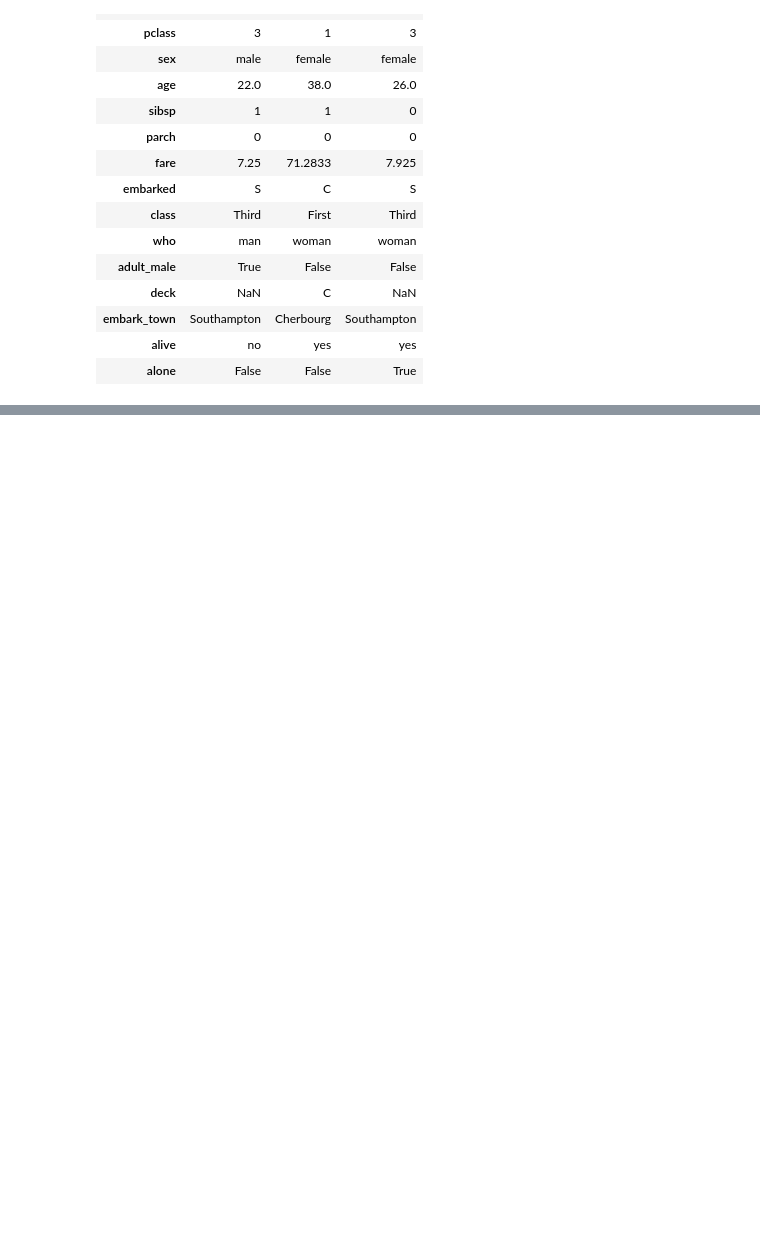
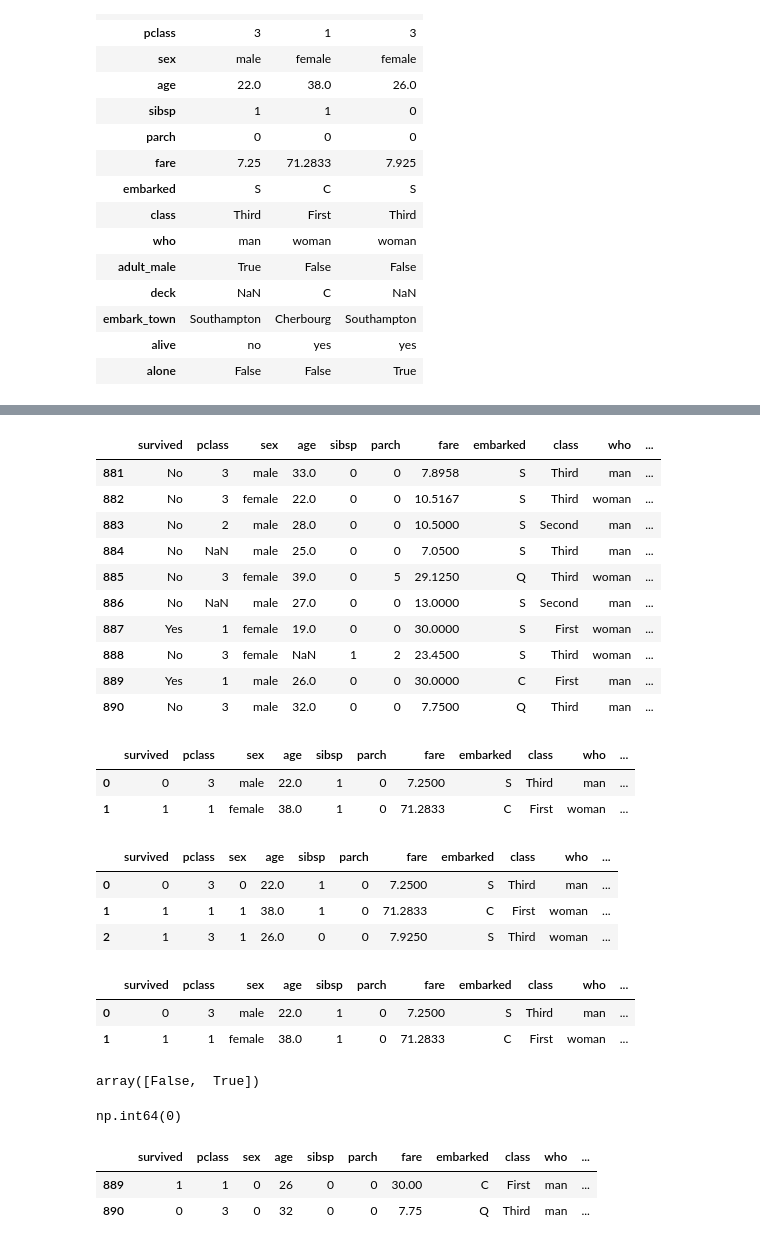
Before and after one commit to Md-Maruf-1727/LearningPractices, a Jupyter notebook: Course Assignments/homework1.ipynb, the cells around one changed output, grey strips where cells are left out. Drawn from its saved outputs; the diff is of its cells as text; code cells hidden in the pictures; blank space fills up the shorter version.

```diff
--- a/Course Assignments/homework1.ipynb
+++ b/Course Assignments/homework1.ipynb
@@ -660,0 +666,4 @@ titanic1.T.iloc[:,:3]
+# %%
+#9.	Column pclass কে category type এ convert করো এবং এর value counts দেখো।
+titanic12['pclass'] = titanic1['pclass'].astype('category')
+titanic12.dtypes
@@ -660,0 +752,56 @@ titanic1.T.iloc[:,:3]
+# %%
+#4.	iloc দিয়ে last 10 rows select করো।
+titanic12.iloc[-10:]
+# %% [output]
+|  | survived | pclass | sex | age | sibsp | parch | fare | embarked | class | who | ... |
+| 881 | No | 3 | male | 33.0 | 0 | 0 | 7.8958 | S | Third | man | ... |
+| 882 | No | 3 | female | 22.0 | 0 | 0 | 10.5167 | S | Third | woman | ... |
+| 883 | No | 2 | male | 28.0 | 0 | 0 | 10.5000 | S | Second | man | ... |
+| 884 | No | NaN | male | 25.0 | 0 | 0 | 7.0500 | S | Third | man | ... |
+| 885 | No | 3 | female | 39.0 | 0 | 5 | 29.1250 | Q | Third | woman | ... |
+| 886 | No | NaN | male | 27.0 | 0 | 0 | 13.0000 | S | Second | man | ... |
+| 887 | Yes | 1 | female | 19.0 | 0 | 0 | 30.0000 | S | First | woman | ... |
+| 888 | No | 3 | female | NaN | 1 | 2 | 23.4500 | S | Third | woman | ... |
+| 889 | Yes | 1 | male | 26.0 | 0 | 0 | 30.0000 | C | First | man | ... |
+| 890 | No | 3 | male | 32.0 | 0 | 0 | 7.7500 | Q | Third | man | ... |
+# %%
+#5.	new_col3 add করো যা sibsp + parch রাখবে।
+titanic15['sibsp_parch'] = titanic15['age'] + titanic15['pclass']
+titanic15.head(2)
+# %% [output]
+|  | survived | pclass | sex | age | sibsp | parch | fare | embarked | class | who | ... |
+| 0 | 0 | 3 | male | 22.0 | 1 | 0 | 7.2500 | S | Third | man | ... |
+| 1 | 1 | 1 | female | 38.0 | 1 | 0 | 71.2833 | C | First | woman | ... |
+# %%
+#6.	Column sex এর 'male' কে 0, 'female' কে 1 দিয়ে replace করো।
+titanic15['sex'] = titanic15['sex'].replace(['male','female'], [0,1]).astype('category')
+titanic15.head(3)
+# %% [output]
+|  | survived | pclass | sex | age | sibsp | parch | fare | embarked | class | who | ... |
+| 0 | 0 | 3 | 0 | 22.0 | 1 | 0 | 7.2500 | S | Third | man | ... |
+| 1 | 1 | 1 | 1 | 38.0 | 1 | 0 | 71.2833 | C | First | woman | ... |
+| 2 | 1 | 3 | 1 | 26.0 | 0 | 0 | 7.9250 | S | Third | woman | ... |
+# %%
+#7.	drop করে column deck remove করো।
+titanic1.drop('deck', axis=1).head(2)
+# %% [output]
+|  | survived | pclass | sex | age | sibsp | parch | fare | embarked | class | who | ... |
+| 0 | 0 | 3 | male | 22.0 | 1 | 0 | 7.2500 | S | Third | man | ... |
+| 1 | 1 | 1 | female | 38.0 | 1 | 0 | 71.2833 | C | First | woman | ... |
+# %%
+#8.	Column alone এর unique values দেখো এবং missing value আছে কিনা check করো।
+titanic1['alone'].unique()
+# %% [output]
+array([False,  True])
+# %%
+titanic1['alone'].isna().sum()
+# %% [output]
+np.int64(0)
+# %%
+#9.	Column age convert করো integer type এ।
+titanic15['age'] = titanic15['age'].fillna(titanic15['age'].mean()).astype('int')
+titanic15.tail(2)
+# %% [output]
+|  | survived | pclass | sex | age | sibsp | parch | fare | embarked | class | who | ... |
+| 889 | 1 | 1 | 0 | 26 | 0 | 0 | 30.00 | C | First | man | ... |
+| 890 | 0 | 3 | 0 | 32 | 0 | 0 | 7.75 | Q | Third | man | ... |
```
Also changed, not shown: parts of 7 cells of this notebook.
